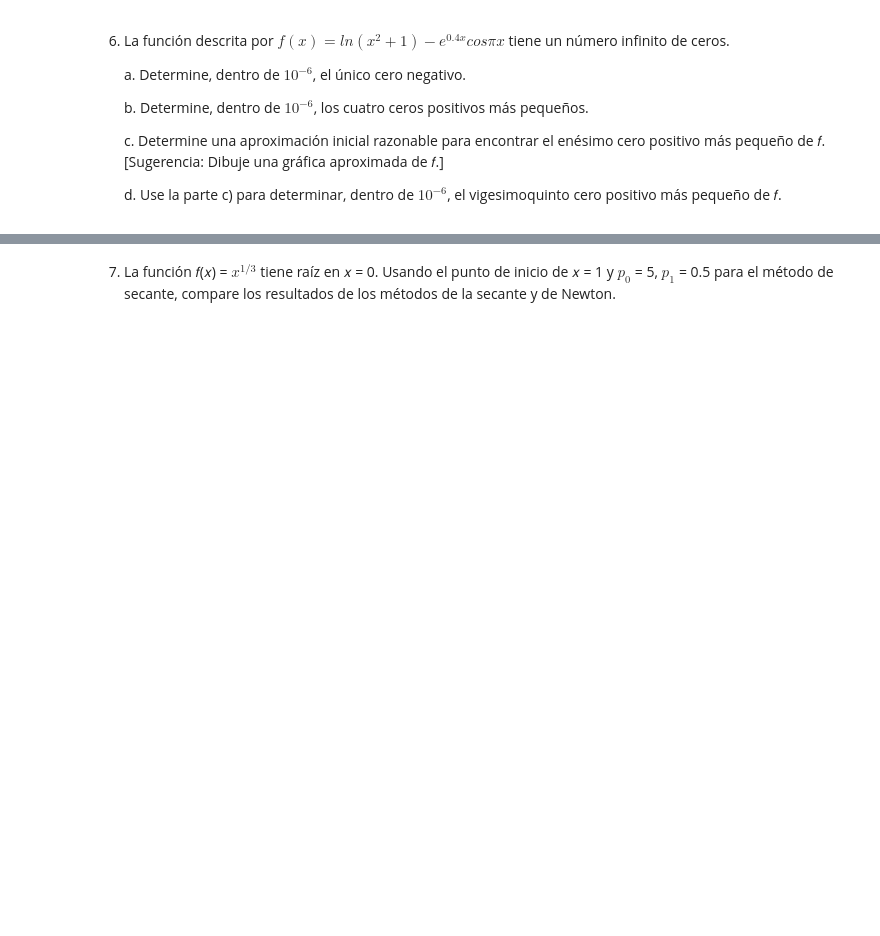
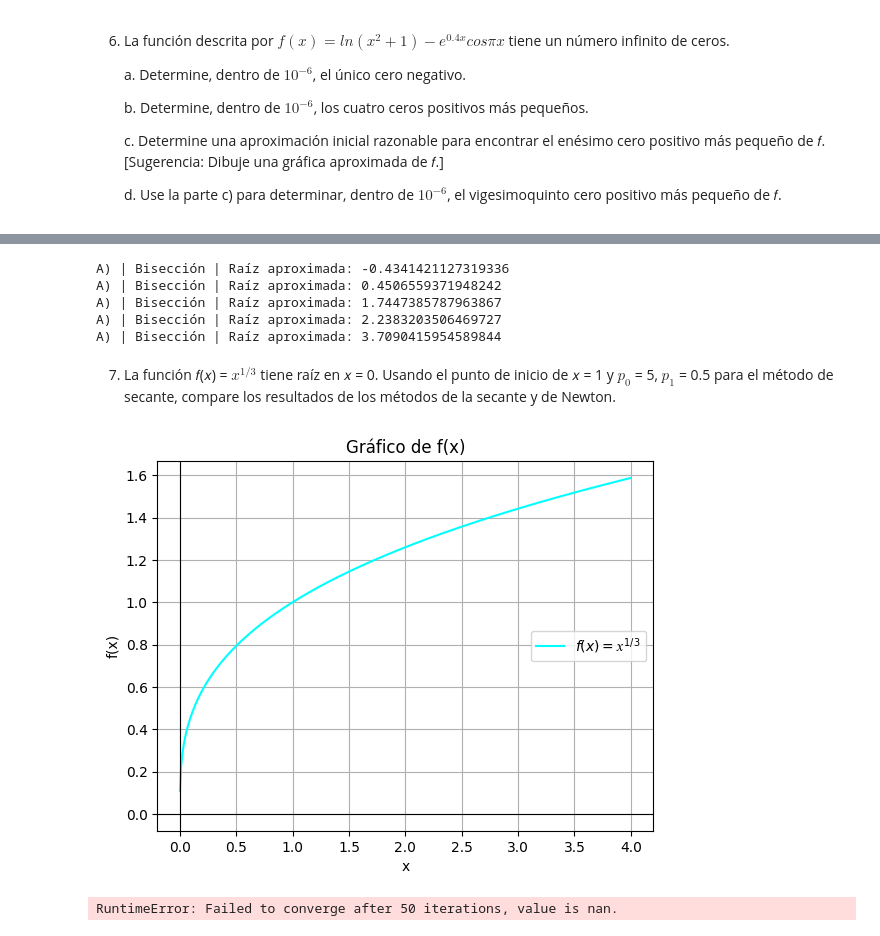
Before and after one commit to R3LM15/MetodosNumericos_MateoMolina, a Jupyter notebook: [Tarea 5]/Tarea_5.ipynb, the cells around one changed output, grey strips where cells are left out. Saved outputs shown, nothing was run; the diff lists cells and outputs as text; code cells hidden in the pictures; blank space fills up the shorter version.

```diff
--- a/[Tarea 5]/Tarea_5.ipynb
+++ b/[Tarea 5]/Tarea_5.ipynb
@@ -168,2 +331,73 @@ b. El método de Newton (use el punto medio como estimación inicial)
+# %%
+def f(x):
+    return np.log(x**2 + 1) - np.exp(0.4 * x) * np.cos(np.pi * x)
+
+
+a = bisection_method(f, -1, 0,tol=1e-6)
+print("A) | Bisección | Raíz aproximada:", a)
+
+b = bisection_method(f, 0, 1,tol=1e-6)
+print("A) | Bisección | Raíz aproximada:", b)
+
+c = bisection_method(f, 1, 2,tol=1e-6)
+print("A) | Bisección | Raíz aproximada:", c)
+
+d = bisection_method(f, 2, 2.5,tol=1e-6)
+print("A) | Bisección | Raíz aproximada:", d)
+
+e = bisection_method(f, 3.5, 3.9,tol=1e-6)
+print("A) | Bisección | Raíz aproximada:", e)
+# %% [output]
+A) | Bisección | Raíz aproximada: -0.4341421127319336
+A) | Bisección | Raíz aproximada: 0.4506559371948242
+A) | Bisección | Raíz aproximada: 1.7447385787963867
+A) | Bisección | Raíz aproximada: 2.2383203506469727
+A) | Bisección | Raíz aproximada: 3.7090415954589844
 # %% [markdown]
 7. La función 𝑓(𝑥) = $ 𝑥^{1/3} $ tiene raíz en 𝑥 = 0. Usando el punto de inicio de 𝑥 = 1 y $𝑝_0$ = 5, $𝑝_1$ = 0.5 para el método de secante, compare los resultados de los métodos de la secante y de Newton.
+# %%
+import matplotlib.pyplot as plt
+import numpy as np
+
+# Definir la función f(x)
+def f(x):
+    return x**(1/3)
+
+# Definir el rango de valores para x
+x = np.linspace(-5, 4, 800)
+y = f(x)
+
+# Graficar la función con la línea de puntos
+plt.plot(x, y, label=r'$f(x) =𝑥^{1/3} $', color='cyan')
+
+# Agregar título y etiquetas
+plt.title('Gráfico de f(x)')
+plt.xlabel('x')
+plt.ylabel('f(x)')
+
+# Mostrar la cuadrícula y los ejes
+plt.grid(True)
+plt.axhline(0, color='black', linewidth=0.8)  # Eje X
+plt.axvline(0, color='black', linewidth=0.8)  # Eje Y
+
+# Agregar leyenda
+plt.legend()
+
+# Mostrar la gráfica
+plt.show()
+# %% [output]
+[figure, added]
+# %%
+def f(x):
+    return x**(1/3)
+
+def fprime(x):
+    return (1/3) * x**(-2/3)
+x0 = 1
+a = newton(f, x0, fprime)
+print("-> | Newton-Raphson | Raíz aproximada:", a)
+
+b = secante(f, x0=5, x1=0.5)
+print("-> | Secante | Raíz aproximada:", b)
+# %% [output]
+RuntimeError: Failed to converge after 50 iterations, value is nan.
```
Also changed, not shown: parts of 5 cells of this notebook.
